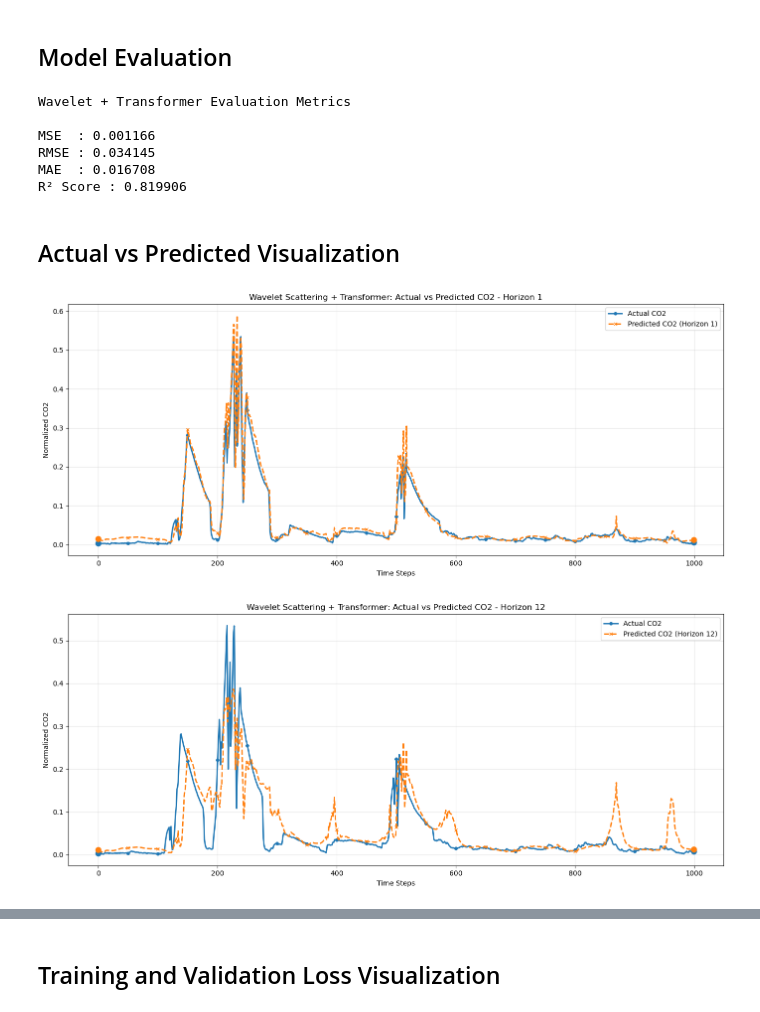
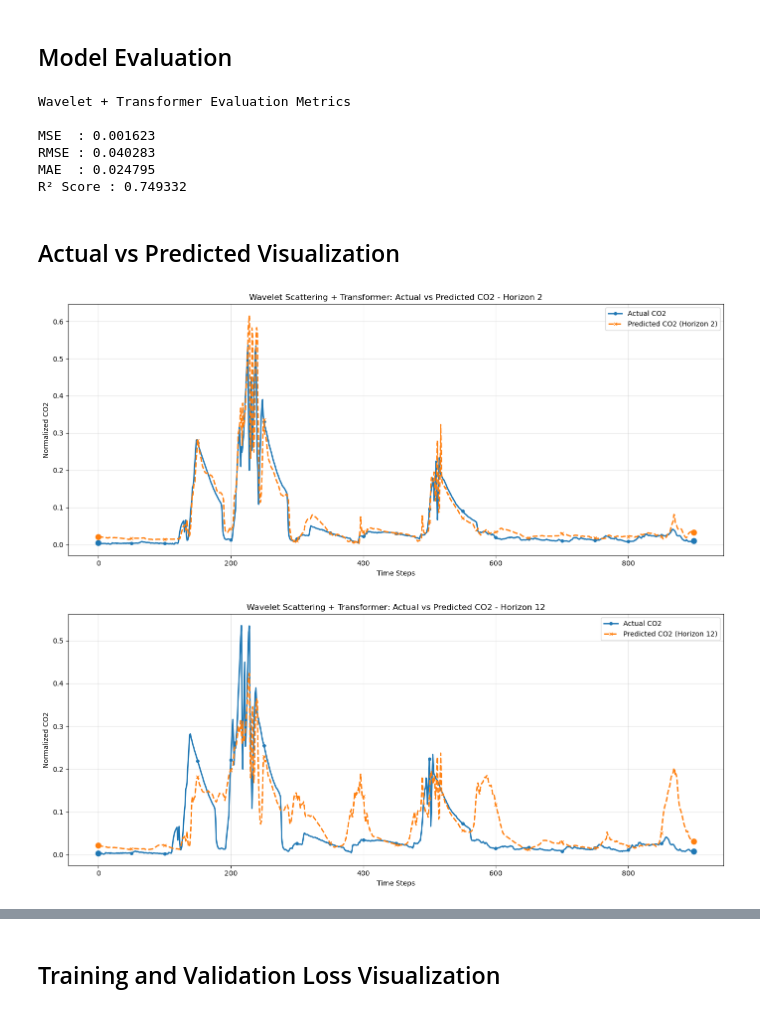
Before and after one commit to nid2709/TSA, a Jupyter notebook: notebooks/Transformer/Wavelet_Scattering_Experiment.ipynb, the cells around one changed output, grey strips where cells are left out. Cells and saved outputs as stored; diff of their text form; code cells hidden in the pictures.

```diff
--- a/notebooks/Transformer/Wavelet_Scattering_Experiment.ipynb
+++ b/notebooks/Transformer/Wavelet_Scattering_Experiment.ipynb
@@ -756,21 +835,26 @@ val_losses = []
 
 # Training loop
 for epoch in range(EPOCHS):
+
     model.train()
     train_loss = 0.0
 
     # Training batches
-    for X_batch, y_batch in train_loader:
+    for X_batch, wavelet_batch, y_batch in train_loader:
 
         # Move data to device
         X_batch = X_batch.to(device)
+        wavelet_batch = wavelet_batch.to(device)
         y_batch = y_batch.to(device)
 
         # Clear gradients
         optimizer.zero_grad()
 
         # Forward pass
-        predictions = model(X_batch)
+        predictions = model(
+            X_batch,
+            wavelet_batch
+        )
 
         # Compute loss
         loss = criterion(
@@ -794,32 +878,37 @@ for epoch in range(EPOCHS):
         train_loss += loss.item()
 
     # Average training loss
-    avg_train_loss = (train_loss / len(train_loader))
+    avg_train_loss = train_loss / len(train_loader)
 
     # Validation phase
     model.eval()
     val_loss = 0.0
+
     with torch.no_grad():
 
-        for X_batch, y_batch in val_loader:
+        for X_batch, wavelet_batch, y_batch in val_loader:
 
-            # Move to device
+            # Move data to device
             X_batch = X_batch.to(device)
-
+            wavelet_batch = wavelet_batch.to(device)
             y_batch = y_batch.to(device)
 
             # Forward pass
-            predictions = model(X_batch)
+            predictions = model(
+                X_batch,
+                wavelet_batch
+            )
 
             # Validation loss
             loss = criterion(
                 predictions,
                 y_batch
             )
+
             val_loss += loss.item()
 
     # Average validation loss
-    avg_val_loss = (val_loss / len(val_loader))
+    avg_val_loss = val_loss / len(val_loader)
 
     # Store losses
     train_losses.append(avg_train_loss)
@@ -828,7 +917,6 @@ for epoch in range(EPOCHS):
     # Scheduler step
     scheduler.step(avg_val_loss)
 
-    # Print epoch results
     print(
         f"Epoch [{epoch+1}/{EPOCHS}] | "
         f"Train Loss: {avg_train_loss:.6f} | "
@@ -854,11 +942,15 @@ actuals = []
 
 with torch.no_grad():
 
-    for X_batch, y_batch in test_loader:
+    for X_batch, wavelet_batch, y_batch in test_loader:
 
         X_batch = X_batch.to(device)
+        wavelet_batch = wavelet_batch.to(device)
 
-        outputs = model(X_batch)
+        outputs = model(
+            X_batch,
+            wavelet_batch
+        )
 
         predictions.extend(
             outputs.cpu().numpy()
@@ -891,6 +983,7 @@ print(f"RMSE : {rmse:.6f}")
 print(f"MAE  : {mae:.6f}")
 
 from sklearn.metrics import r2_score
+
 r2 = r2_score(
     actual.flatten(),
     predictions.flatten()
@@ -900,10 +993,10 @@ print(f"R² Score : {r2:.6f}")
 # %% [output]
 Wavelet + Transformer Evaluation Metrics
 
-MSE  : 0.001166
-RMSE : 0.034145
-MAE  : 0.016708
-R² Score : 0.819906
+MSE  : 0.001623
+RMSE : 0.040283
+MAE  : 0.024795
+R² Score : 0.749332
 # %% [markdown]
 ## Actual vs Predicted Visualization
 # %%
@@ -922,7 +1015,7 @@ if predictions_2d.ndim == 1:
 horizon = predictions_2d.shape[1]
 
 # The actual target signal is aligned to the selected prediction horizon.
-horizons_to_plot = [1]
+horizons_to_plot = [2]
 
 if horizon > 1:
     horizons_to_plot.append(horizon)
@@ -982,32 +1075,32 @@ for horizon_to_compare in horizons_to_plot:
             zorder=5
         )
 
         # Plot formatting
         plt.title(f"Wavelet Scattering + Transformer: Actual vs Predicted {target_label} - Horizon {horizon_to_compare}")
         plt.xlabel("Time Steps")
         plt.ylabel(f"Normalized {target_label}")
         plt.legend()
         plt.grid(True, alpha=0.35)
 
     else:
 
         # Plot formatting when the requested horizon is not available.
         plt.title(f"Horizon {horizon_to_compare} Not Available")
         plt.text(
             0.5,
             0.5,
             f"OUTPUT_LENGTH = {horizon}\nTrain with OUTPUT_LENGTH >= {horizon_to_compare}",
             ha="center",
             va="center",
             transform=plt.gca().transAxes,
             fontsize=12
         )
         plt.xlabel("Time Steps")
         plt.ylabel(f"Normalized {target_label}")
         plt.grid(True, alpha=0.35)
 
     plt.tight_layout()
     plt.show()
 # %% [output]
-[figure, old version]
+[figure, new version]
-[figure, old version]
+[figure, new version]
```
Also changed, not shown: parts of 9 cells of this notebook, 12 other files.
